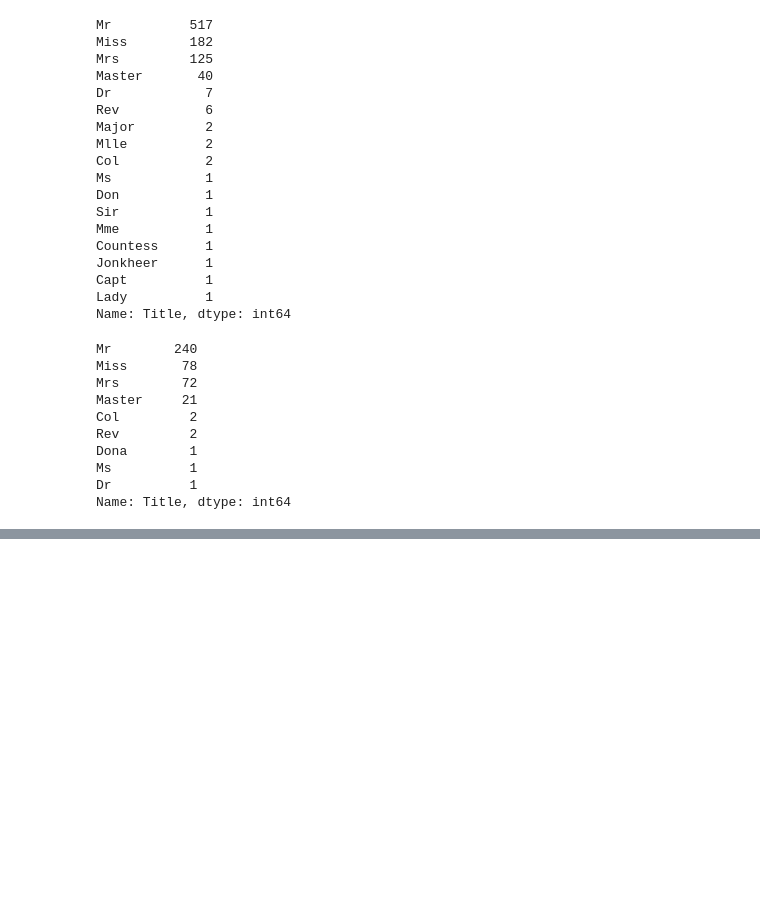
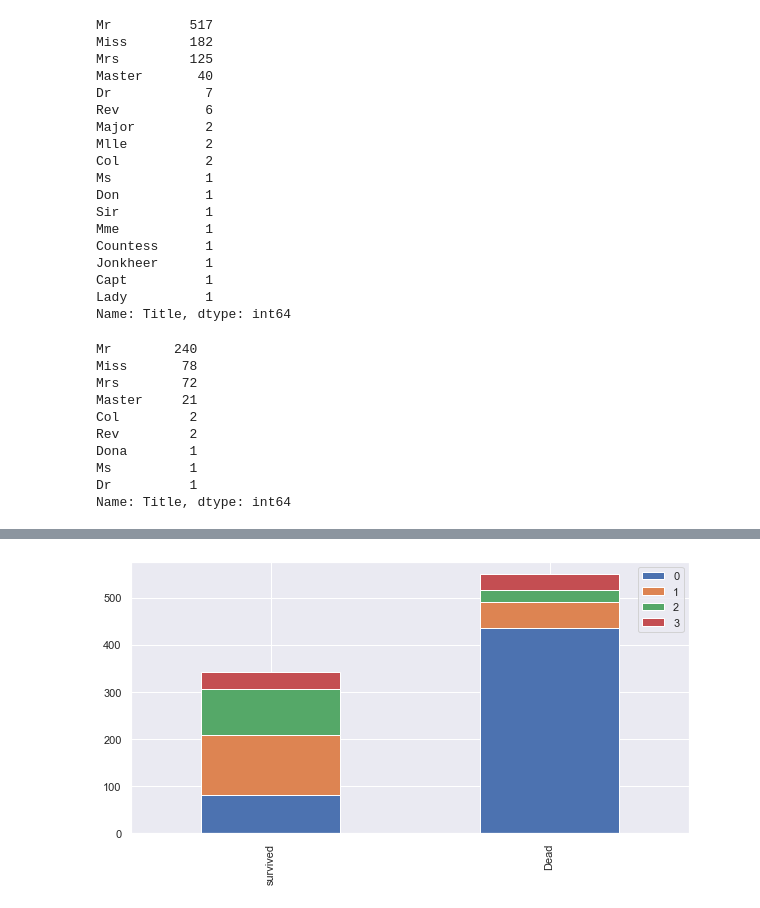
Before and after one commit to zpvk/Models, a Jupyter notebook: titanic/titanic_solution.ipynb, the cells around one changed output, grey strips where cells are left out. Cells and saved outputs as stored; diff of their text form; code cells hidden in the pictures; blank space fills up the shorter version.

```diff
--- a/titanic/titanic_solution.ipynb
+++ b/titanic/titanic_solution.ipynb
@@ -229,0 +270,4 @@ Name: Title, dtype: int64
+# %%
+bar_chart('Title')
+# %% [output]
+[figure, added]
```
Also changed, not shown: parts of 9 cells of this notebook.
